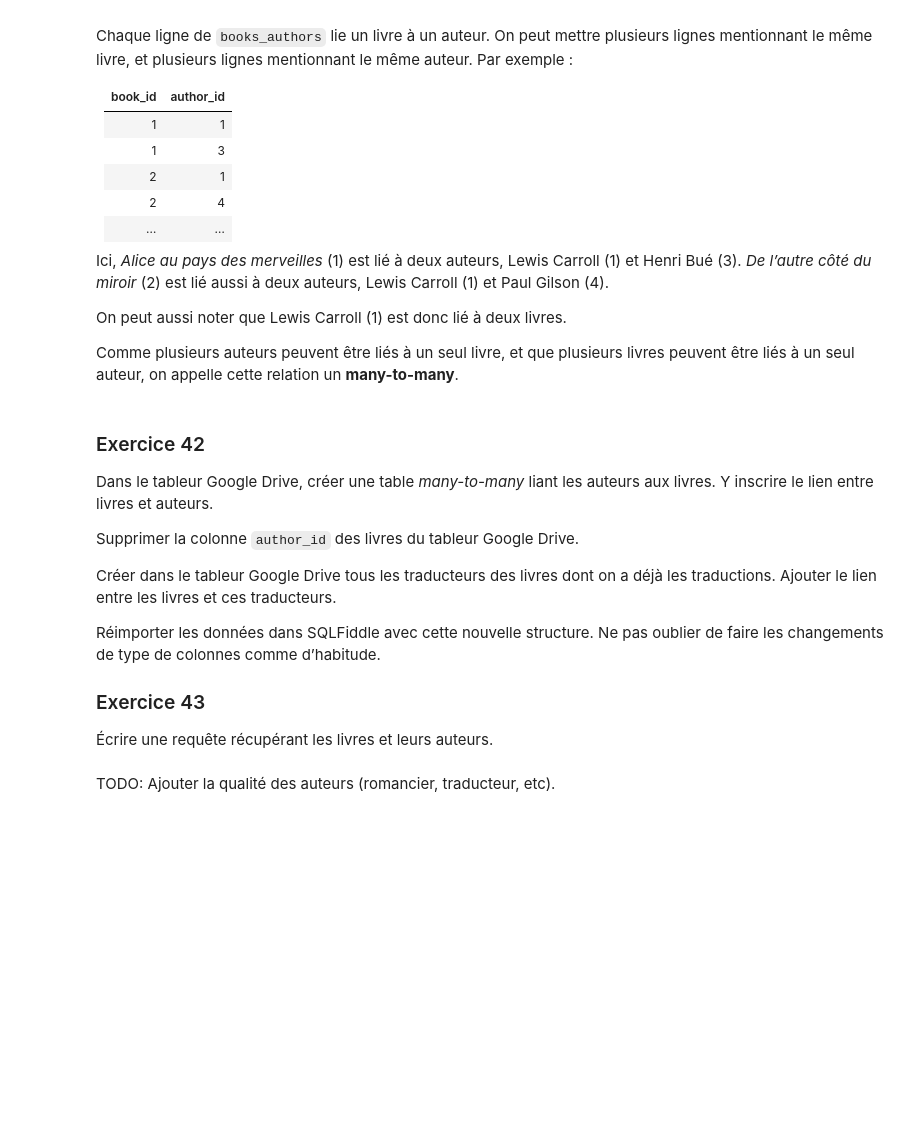
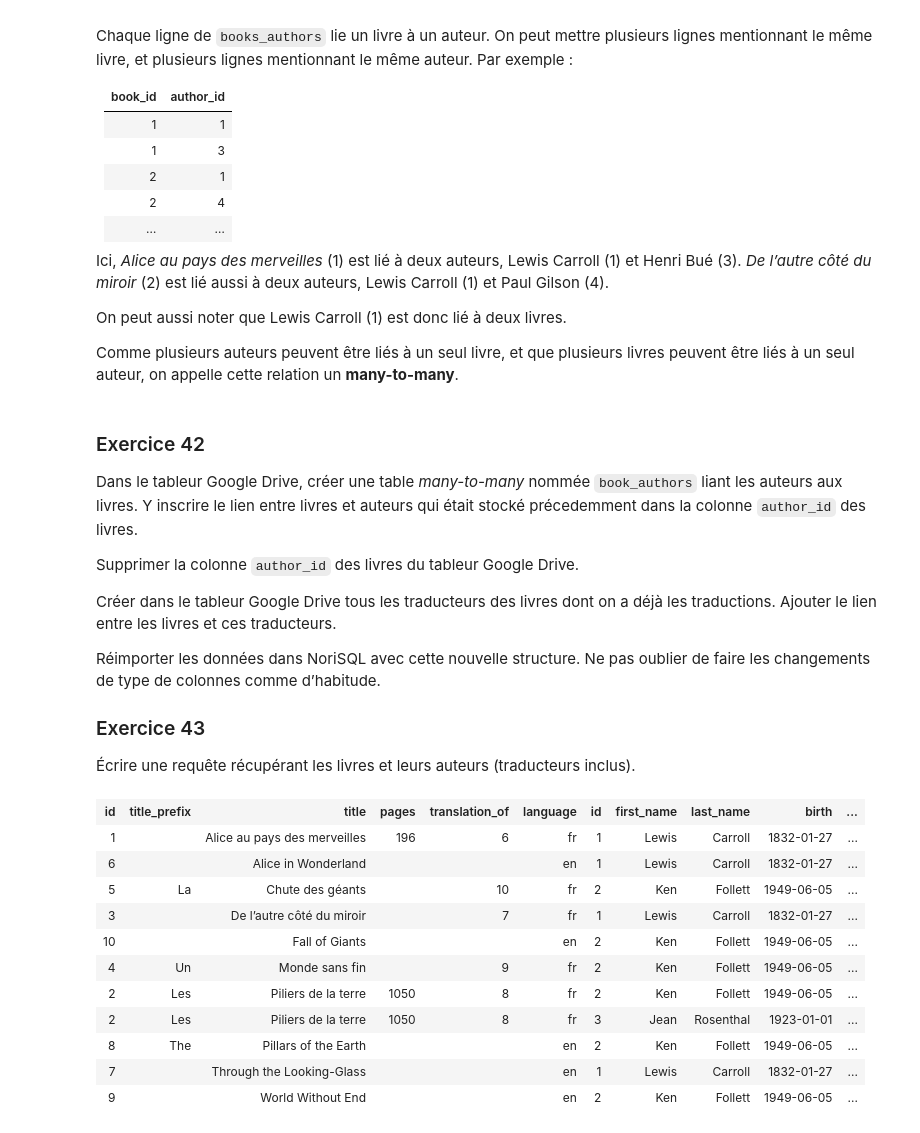
Before and after one commit to noripyt/cours, a Jupyter notebook: bases-de-données/Bases de données.ipynb, the cells around one changed output. Drawn from its saved outputs; the diff is of its cells as text; code cells hidden in the pictures; blank space fills up the shorter version.

```diff
--- a/bases-de-données/Bases de données.ipynb
+++ b/bases-de-données/Bases de données.ipynb
@@ -1164,19 +1175,17 @@ Comme plusieurs auteurs peuvent être liés à un seul livre, et que plusieurs l
 # %% [markdown]
 ### Exercice 42
 
-Dans le tableur Google Drive, créer une table _many-to-many_ liant les auteurs aux livres.
-Y inscrire le lien entre livres et auteurs.
+Dans le tableur Google Drive, créer une table _many-to-many_ nommée `book_authors` liant les auteurs aux livres.
+Y inscrire le lien entre livres et auteurs qui était stocké précedemment dans la colonne `author_id` des livres.
 
 Supprimer la colonne `author_id` des livres du tableur Google Drive.
 
 Créer dans le tableur Google Drive tous les traducteurs des livres dont on a déjà les traductions.
 Ajouter le lien entre les livres et ces traducteurs.
 
-Réimporter les données dans SQLFiddle avec cette nouvelle structure.
+Réimporter les données dans NoriSQL avec cette nouvelle structure.
 Ne pas oublier de faire les changements de type de colonnes comme d’habitude.
 
 ### Exercice 43
 
-Écrire une requête récupérant les livres et leurs auteurs.
+Écrire une requête récupérant les livres et leurs auteurs (traducteurs inclus).
-# %% [markdown]
-TODO: Ajouter la qualité des auteurs (romancier, traducteur, etc).
@@ -1182,0 +1199,19 @@ TODO: Ajouter la qualité des auteurs (romancier, traducteur, etc).
+# %%
+SELECT books.*, authors.*
+FROM books
+JOIN books_authors ON books_authors.book_id = books.id
+JOIN authors ON authors.id = books_authors.author_id
+ORDER BY title, last_name;
+# %% [output]
+| id | title_prefix | title | pages | translation_of | language | id | first_name | last_name | birth | ... |
+| 1 |  | Alice au pays des merveilles | 196 | 6 | fr | 1 | Lewis | Carroll | 1832-01-27 | ... |
+| 6 |  | Alice in Wonderland |  |  | en | 1 | Lewis | Carroll | 1832-01-27 | ... |
+| 5 | La | Chute des géants |  | 10 | fr | 2 | Ken | Follett | 1949-06-05 | ... |
+| 3 |  | De l’autre côté du miroir |  | 7 | fr | 1 | Lewis | Carroll | 1832-01-27 | ... |
+| 10 |  | Fall of Giants |  |  | en | 2 | Ken | Follett | 1949-06-05 | ... |
+| 4 | Un | Monde sans fin |  | 9 | fr | 2 | Ken | Follett | 1949-06-05 | ... |
+| 2 | Les | Piliers de la terre | 1050 | 8 | fr | 2 | Ken | Follett | 1949-06-05 | ... |
+| 2 | Les | Piliers de la terre | 1050 | 8 | fr | 3 | Jean | Rosenthal | 1923-01-01 | ... |
+| 8 | The | Pillars of the Earth |  |  | en | 2 | Ken | Follett | 1949-06-05 | ... |
+| 7 |  | Through the Looking-Glass |  |  | en | 1 | Lewis | Carroll | 1832-01-27 | ... |
+| 9 |  | World Without End |  |  | en | 2 | Ken | Follett | 1949-06-05 | ... |
```
Also changed, not shown: parts of 15 cells of this notebook, 2 other files.
